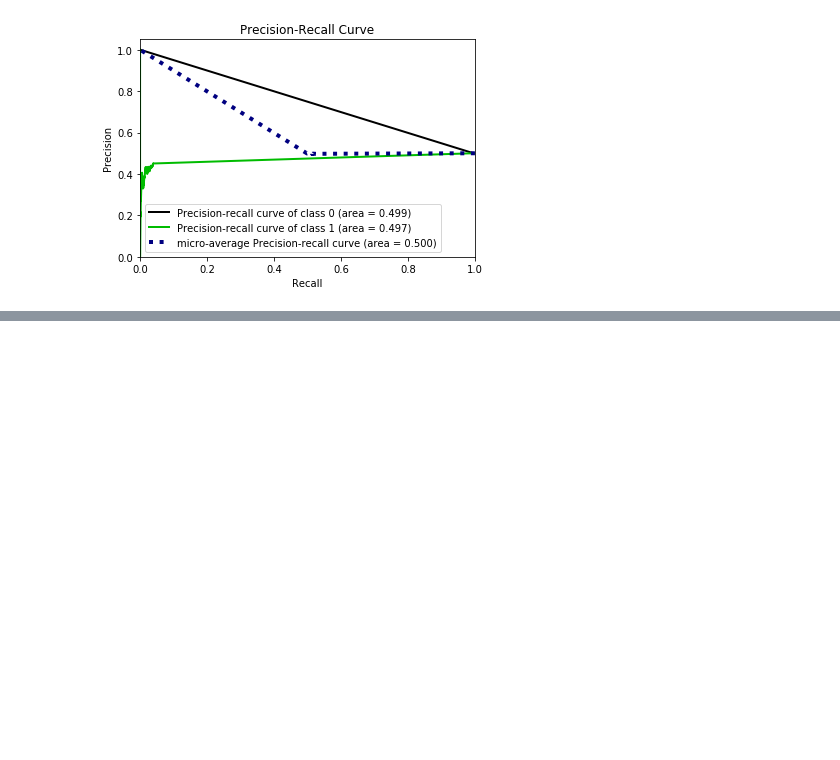
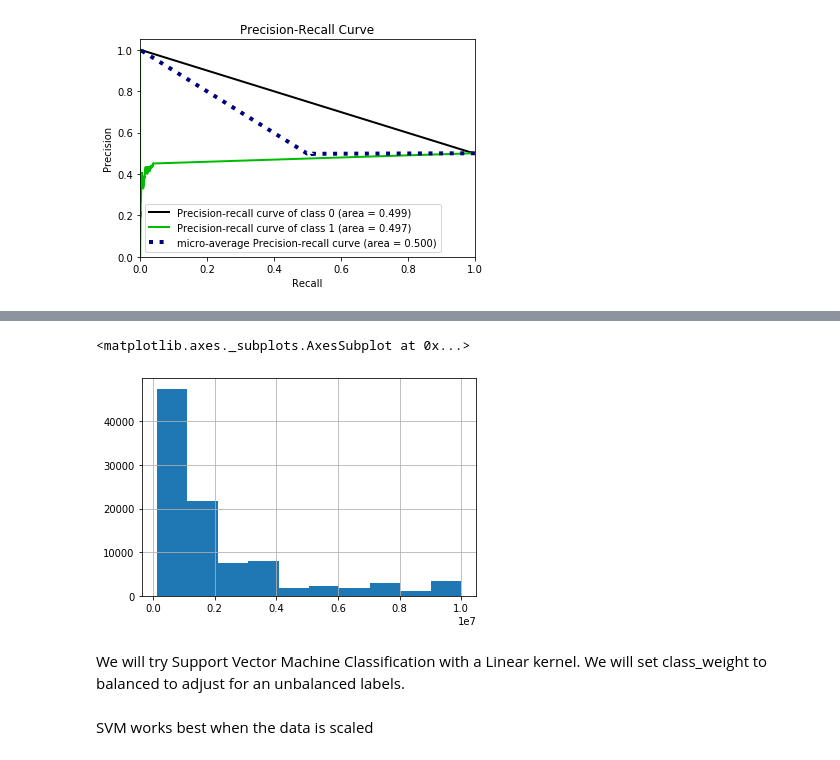
Before and after one commit to mikeayedun561/finacial_fraud, a Jupyter notebook: financial_fraud_ml.ipynb, the cells around one changed output, grey strips where cells are left out. Saved outputs shown, nothing was run; the diff lists cells and outputs as text; code cells hidden in the pictures; blank space fills up the shorter version.

```diff
--- a/financial_fraud_ml.ipynb
+++ b/financial_fraud_ml.ipynb
@@ -714,0 +764,7 @@ ValueError: bad input shape (392796, 2)
+# %%
+data.loc[data["rankings"]==4]["amount"].hist()
+# %% [output]
+<matplotlib.axes._subplots.AxesSubplot at 0x...>
+[figure, added]
+# %% [markdown]
+We will try Support Vector Machine Classification with a Linear kernel. We will set class_weight to balanced to adjust for an unbalanced labels.
@@ -714,0 +775,2 @@ ValueError: bad input shape (392796, 2)
+# %% [markdown]
+SVM works best when the data is scaled
```
Also changed, not shown: parts of 26 cells of this notebook.
